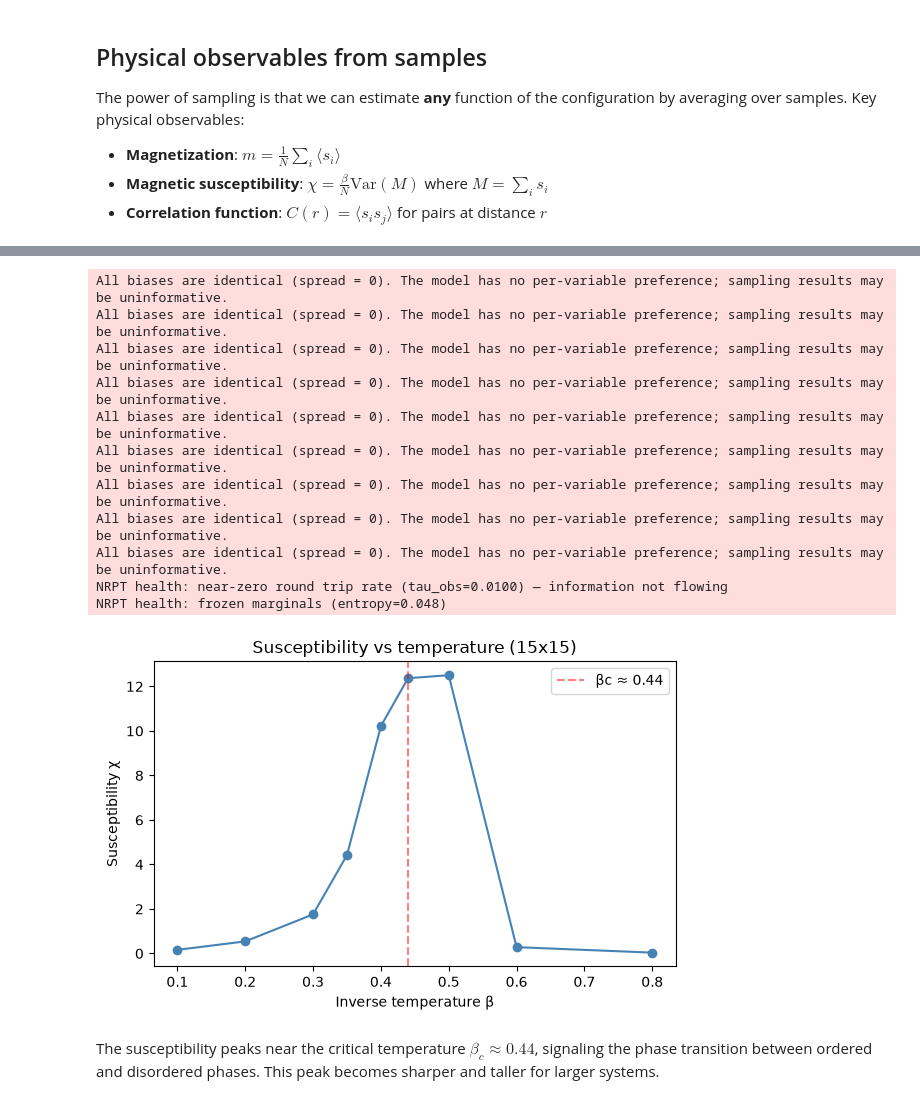
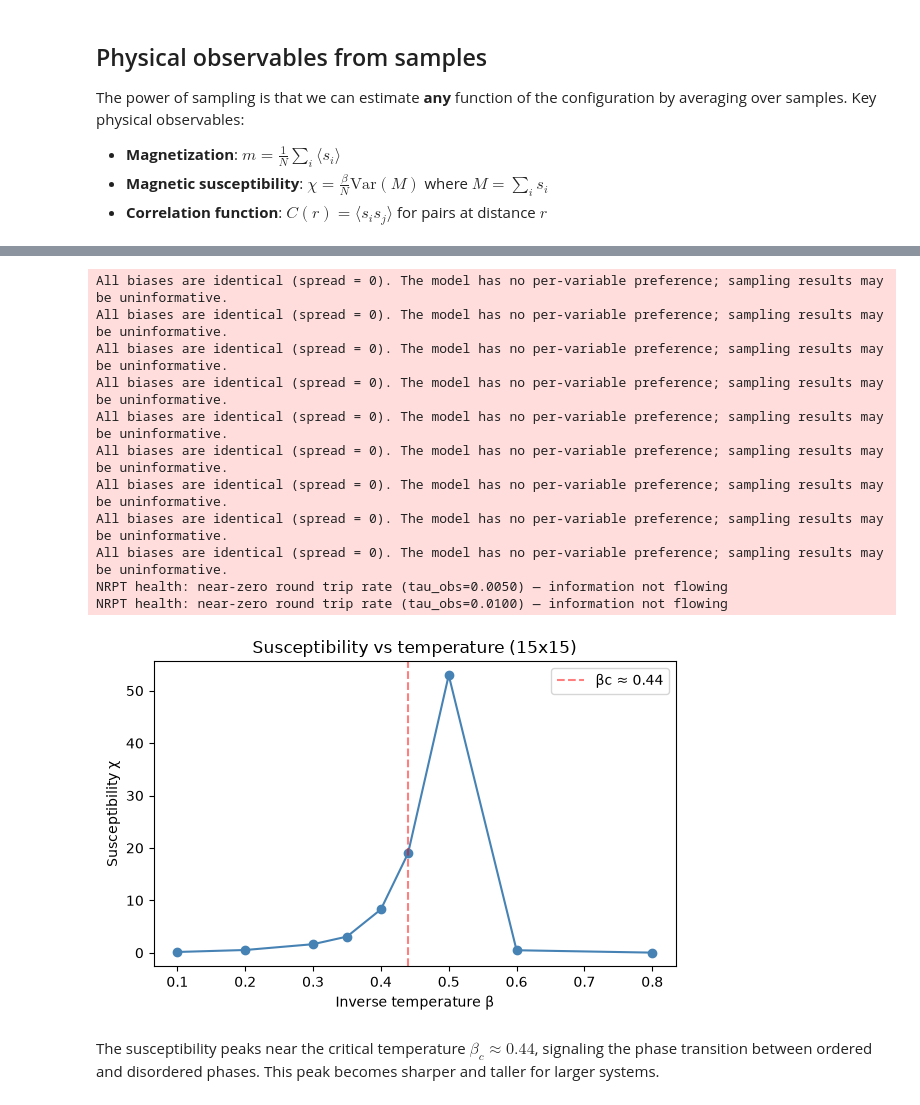
Before and after one commit to dek3rr/hamon, a Jupyter notebook: examples/02_the_ising_model.ipynb, the cells around one changed output, grey strips where cells are left out. Saved outputs shown, nothing was run; the diff lists cells and outputs as text; code cells hidden in the pictures.

```diff
--- a/examples/02_the_ising_model.ipynb
+++ b/examples/02_the_ising_model.ipynb
@@ -159,36 +159,36 @@ for b_val in beta_values:
         biases,
         edges,
         weights,
         key=subkey,
         beta=b_val,
-        n_samples=500,
+        n_samples=1000,
         n_warmup=300,
     )
     _, chi_b, _ = compute_observables(samp_b, b_val, ROWS, COLS)
     chis.append(chi_b)
 
 fig, ax = plt.subplots(figsize=(6, 4))
 ax.plot(beta_values, chis, "o-", color="steelblue", markersize=6)
 ax.axvline(0.4407, color="red", linestyle="--", alpha=0.5, label="βc ≈ 0.44")
 ax.set_xlabel("Inverse temperature β")
 ax.set_ylabel("Susceptibility χ")
 ax.set_title("Susceptibility vs temperature (15x15)")
 ax.legend()
 plt.tight_layout()
 plt.show()
 # %% [output]
 All biases are identical (spread = 0). The model has no per-variable preference; sampling results may be uninformative.
 All biases are identical (spread = 0). The model has no per-variable preference; sampling results may be uninformative.
 All biases are identical (spread = 0). The model has no per-variable preference; sampling results may be uninformative.
 All biases are identical (spread = 0). The model has no per-variable preference; sampling results may be uninformative.
 All biases are identical (spread = 0). The model has no per-variable preference; sampling results may be uninformative.
 All biases are identical (spread = 0). The model has no per-variable preference; sampling results may be uninformative.
 All biases are identical (spread = 0). The model has no per-variable preference; sampling results may be uninformative.
 All biases are identical (spread = 0). The model has no per-variable preference; sampling results may be uninformative.
 All biases are identical (spread = 0). The model has no per-variable preference; sampling results may be uninformative.
+NRPT health: near-zero round trip rate (tau_obs=0.0050) — information not flowing
 NRPT health: near-zero round trip rate (tau_obs=0.0100) — information not flowing
-NRPT health: frozen marginals (entropy=0.048)
-[figure, old version]
+[figure, new version]
 # %% [markdown]
 The susceptibility peaks near the critical temperature $\beta_c \approx 0.44$, signaling the phase transition between ordered and disordered phases. This peak becomes sharper and taller for larger systems.
 # %% [markdown]
```
Also changed, not shown: parts of 5 cells of this notebook, 1 other file.
